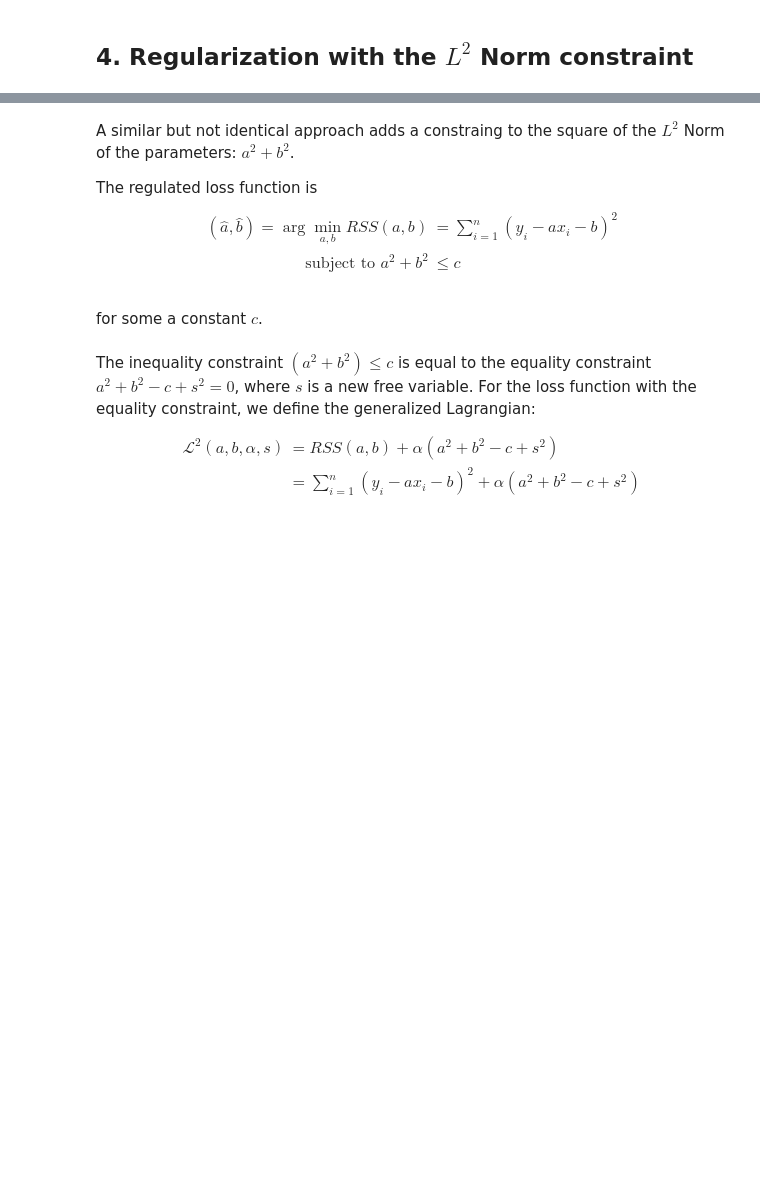
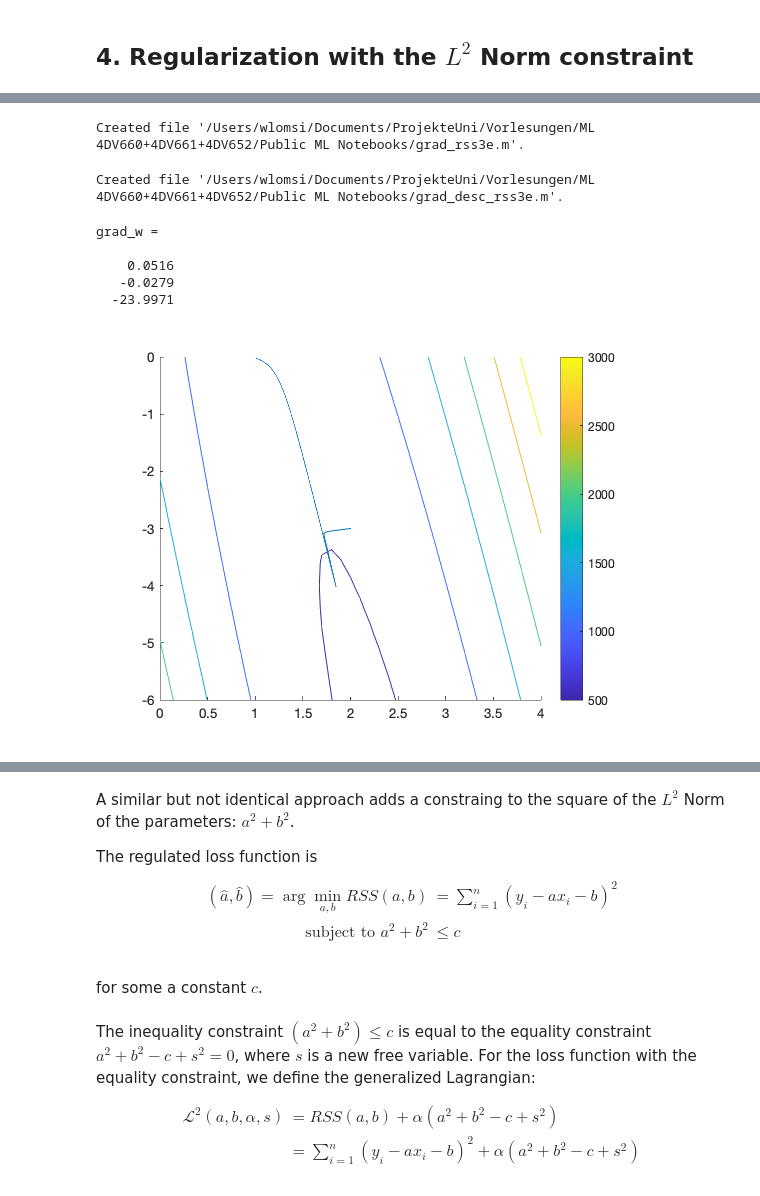
Before and after one commit to WelfLowe/Public-ML-Notebooks, a Jupyter notebook: Regularization of linear regression with norms and constraints .ipynb, the cells around one changed output, grey strips where cells are left out. Saved outputs shown, nothing was run; the diff lists cells and outputs as text; code cells hidden in the pictures; blank space fills up the shorter version.

```diff
--- a/Regularization of linear regression with norms and constraints .ipynb
+++ b/Regularization of linear regression with norms and constraints .ipynb
@@ -231,0 +271,70 @@ As expected, we observe that the loss became larger. Using a high value of $\alp
+# %%
+%%file grad_rss3e.m
+function grad_w = grad_rss3e(a, b, alpha, c, X, Y)
+    n = length(X);
+    grad_a = 0;
+    grad_b = 0;
+    for i=1:n
+        tmp = Y(i) - a*X(i) - b;
+        grad_a = grad_a + tmp *X(i);
+        grad_b = grad_b + tmp;
+    end
+    grad_a = -2*grad_a + 2*alpha*a;
+    grad_b = -2*grad_b + 2*alpha*b;
+    grad_alpha = a^2 + b^2 -c;
+    grad_w = [grad_a; grad_b; grad_alpha];
+end
+# %% [output]
+Created file '/Users/wlomsi/Documents/ProjekteUni/Vorlesungen/ML 4DV660+4DV661+4DV652/Public ML Notebooks/grad_rss3e.m'.
+# %%
+%%file grad_desc_rss3e.m
+function [as, bs, alphas] = grad_desc_rss3e(K, a0, b0, alpha0, learning_eps, f_orig, f, ff, verbose)
+    as = zeros(K+1,1);
+    bs = zeros(K+1,1);
+    alphas = zeros(K+1,1);
+    as = zeros(K+1,1);
+    as(1)=a0;
+    bs(1)=b0;
+    alphas(1)=alpha0;
+    for k = 1:K
+        grad_w = ff(as(k),bs(k),alphas(k));
+        grad_a = grad_w(1);
+        grad_b = grad_w(2);
+        grad_alpha = grad_w(3);
+        as(k+1)= as(k) - learning_eps * grad_a;
+        bs(k+1)= bs(k) - learning_eps * grad_b;
+        alphas(k+1)= alphas(k) - learning_eps * grad_alpha;
+        if verbose
+            line([as(k),as(k+1)],[bs(k),bs(k+1)])
+            hold on
+        end
+    end
+    grad_w = ff(as(k),bs(k),alphas(k))
+    ffinal = @(a,b)(f(a, b, alphas(K+1)));
+    if verbose
+        alow = min([as.', a0-2]);
+        ahigh = max([as.', a0+2]);
+        blow = min([bs.', b0-3]);
+        bhigh = max([bs.', b0+3]);
+        [A,B] = meshgrid(alow:0.1:ahigh,blow:0.4:bhigh);
+        plot3d(f_orig, A, B, false) %3D contour
+        %plot3d(ffinal, A, B, false) %3D contour
+    end
+end
+# %% [output]
+Created file '/Users/wlomsi/Documents/ProjekteUni/Vorlesungen/ML 4DV660+4DV661+4DV652/Public ML Notebooks/grad_desc_rss3e.m'.
+# %%
+K =5000;
+learning_eps = 0.001;
+c = (2+1)^2 + (3+1)^2; %set randomly as a constraint
+fL2c = @(a,b,alpha)(f(a,b) + alpha*(a^2 + b^2 -c));
+ffL2c = @(a,b,alpha)(grad_rss3e(a, b, alpha, c, X, Y));
+alpha0 = 1;
+[as, bs, alphas] = grad_desc_rss3e(K, a0, b0, alpha0, learning_eps, f, fL2c, ffL2c, true);
+# %% [output]
+grad_w =
+
+    0.0516
+   -0.0279
+  -23.9971
+[figure, added]
```
Also changed, not shown: parts of 23 cells of this notebook, 18 other files.
